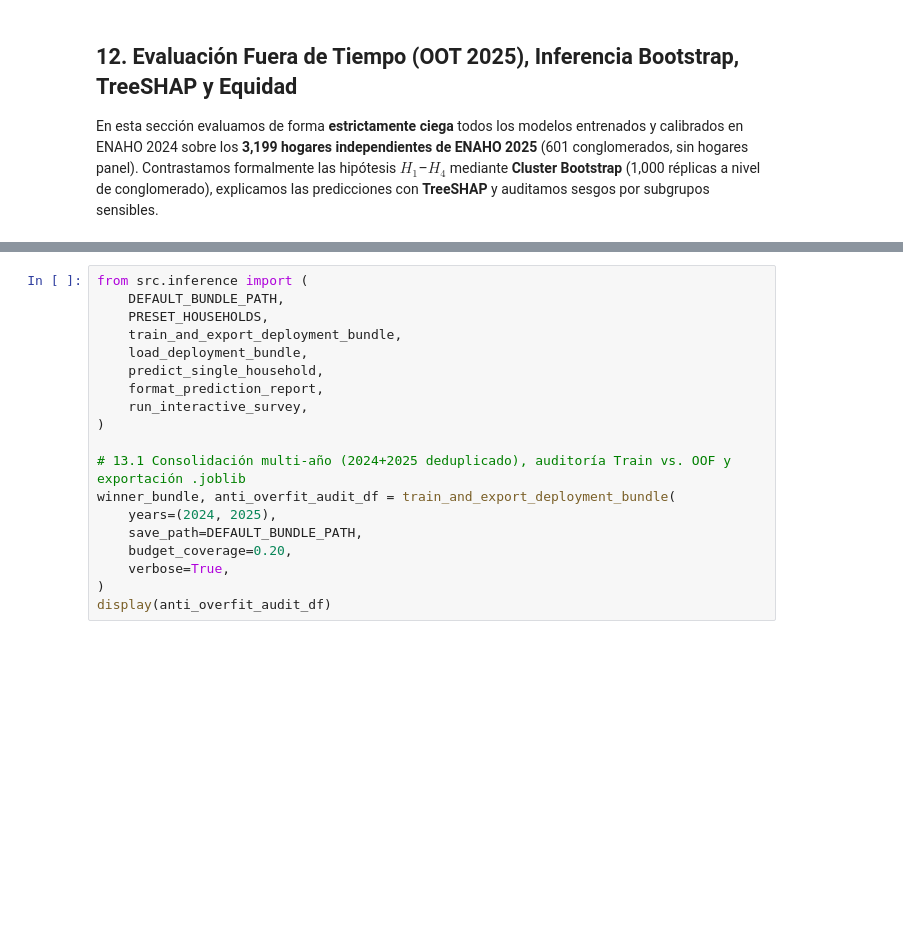
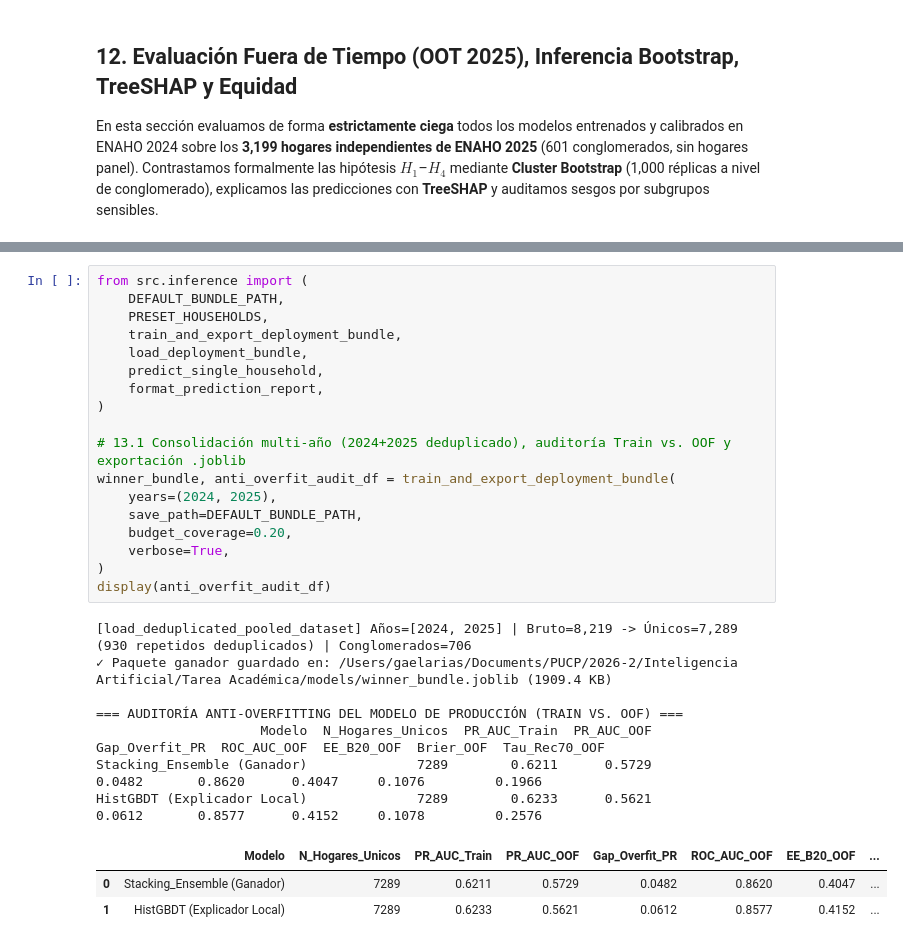
Before and after one commit to Ga3lAE/IA-Tarea-Academica, a Jupyter notebook: notebooks/pipeline_completo.ipynb, the cells around one changed output, grey strips where cells are left out. Cells and saved outputs as stored; diff of their text form; blank space fills up the shorter version.

```diff
--- a/notebooks/pipeline_completo.ipynb
+++ b/notebooks/pipeline_completo.ipynb
@@ -555,22 +906,32 @@ Habiendo demostrado que **`Stacking_Ensemble`** encabeza la evaluación ciega Fu
 # %%
 from src.inference import (
     DEFAULT_BUNDLE_PATH,
     PRESET_HOUSEHOLDS,
     train_and_export_deployment_bundle,
     load_deployment_bundle,
     predict_single_household,
     format_prediction_report,
-    run_interactive_survey,
 )
 
 # 13.1 Consolidación multi-año (2024+2025 deduplicado), auditoría Train vs. OOF y exportación .joblib
 winner_bundle, anti_overfit_audit_df = train_and_export_deployment_bundle(
     years=(2024, 2025),
     save_path=DEFAULT_BUNDLE_PATH,
     budget_coverage=0.20,
     verbose=True,
 )
 display(anti_overfit_audit_df)
+# %% [output]
+[load_deduplicated_pooled_dataset] Años=[2024, 2025] | Bruto=8,219 -> Únicos=7,289 (930 repetidos deduplicados) | Conglomerados=706
+✓ Paquete ganador guardado en: /Users/gaelarias/Documents/PUCP/2026-2/Inteligencia Artificial/Tarea Académica/models/winner_bundle.joblib (1909.4 KB)
+
+=== AUDITORÍA ANTI-OVERFITTING DEL MODELO DE PRODUCCIÓN (TRAIN VS. OOF) ===
+                     Modelo  N_Hogares_Unicos  PR_AUC_Train  PR_AUC_OOF  Gap_Overfit_PR  ROC_AUC_OOF  EE_B20_OOF  Brier_OOF  Tau_Rec70_OOF
+Stacking_Ensemble (Ganador)              7289        0.6211      0.5729          0.0482       0.8620      0.4047     0.1076         0.1966
+HistGBDT (Explicador Local)              7289        0.6233      0.5621          0.0612       0.8577      0.4152     0.1078         0.2576
+|  | Modelo | N_Hogares_Unicos | PR_AUC_Train | PR_AUC_OOF | Gap_Overfit_PR | ROC_AUC_OOF | EE_B20_OOF | ... |
+| 0 | Stacking_Ensemble (Ganador) | 7289 | 0.6211 | 0.5729 | 0.0482 | 0.8620 | 0.4047 | ... |
+| 1 | HistGBDT (Explicador Local) | 7289 | 0.6233 | 0.5621 | 0.0612 | 0.8577 | 0.4152 | ... |
 # %%
 # 13.2 Evaluación del artefacto exportado sobre perfiles de referencia y encuesta editable
 winner_bundle = load_deployment_bundle(DEFAULT_BUNDLE_PATH)
```
Also changed, not shown: parts of 29 cells of this notebook, 22 other files.
